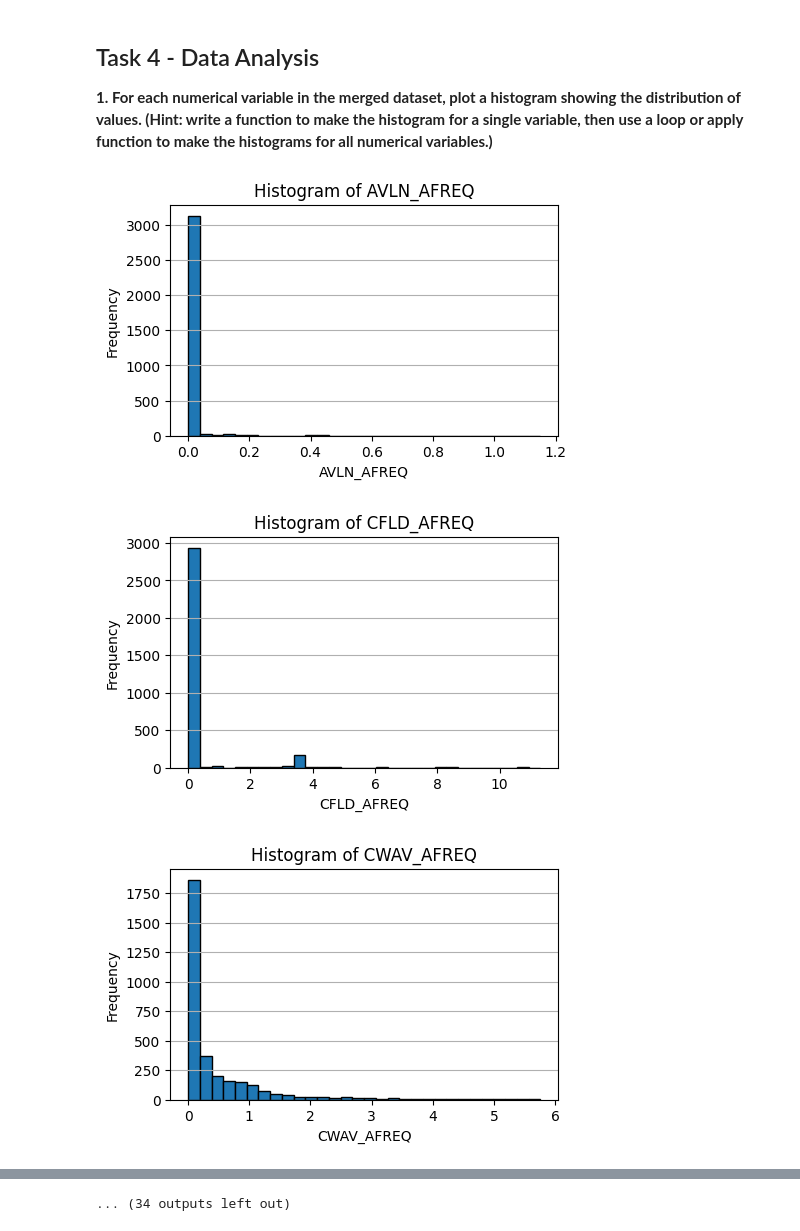
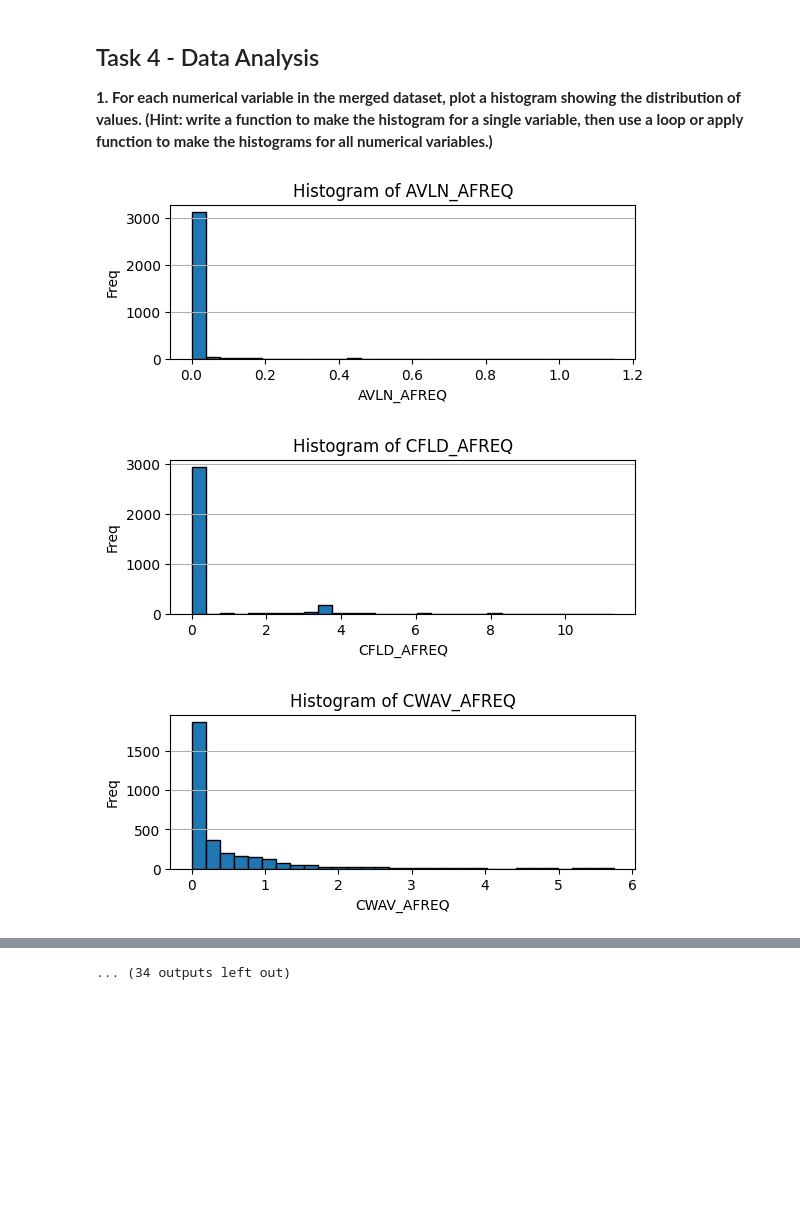
Before and after one commit to vz356/Virginia-ML-2024, a Jupyter notebook: Homework/HW_02.ipynb, the cells around one changed output, grey strips where cells are left out. Drawn from its saved outputs; the diff is of its cells as text; code cells hidden in the pictures; blank space fills up the shorter version.

```diff
--- a/Homework/HW_02.ipynb
+++ b/Homework/HW_02.ipynb
@@ -351,20 +351,20 @@ __1. For each numerical variable in the merged dataset, plot a histogram showing
 # %%
 #import matplotlib.pyplot as plt
 num_cols = df_merge.select_dtypes(include=['float64', 'int64']).columns
 
 def hist(data, column_name):
-    plt.figure(figsize=(5, 3))
+    plt.figure(figsize=(6, 2))
     plt.hist(data[column_name].dropna(), bins=30, edgecolor='black')
     plt.title(f'Histogram of {column_name}')
     plt.xlabel(column_name)
     plt.ylabel('Freq')
     plt.grid(axis='y')
     plt.show()
 
 # Loop through each numerical column and plot the histogram
 for col in num_cols:
     hist(df_merge, col)
 # %% [output]
-[figure, old version]
+[figure, new version]
-[figure, old version]
+[figure, new version]
-[figure, old version]
+[figure, new version]
```
Also changed, not shown: parts of 1 cell of this notebook.
